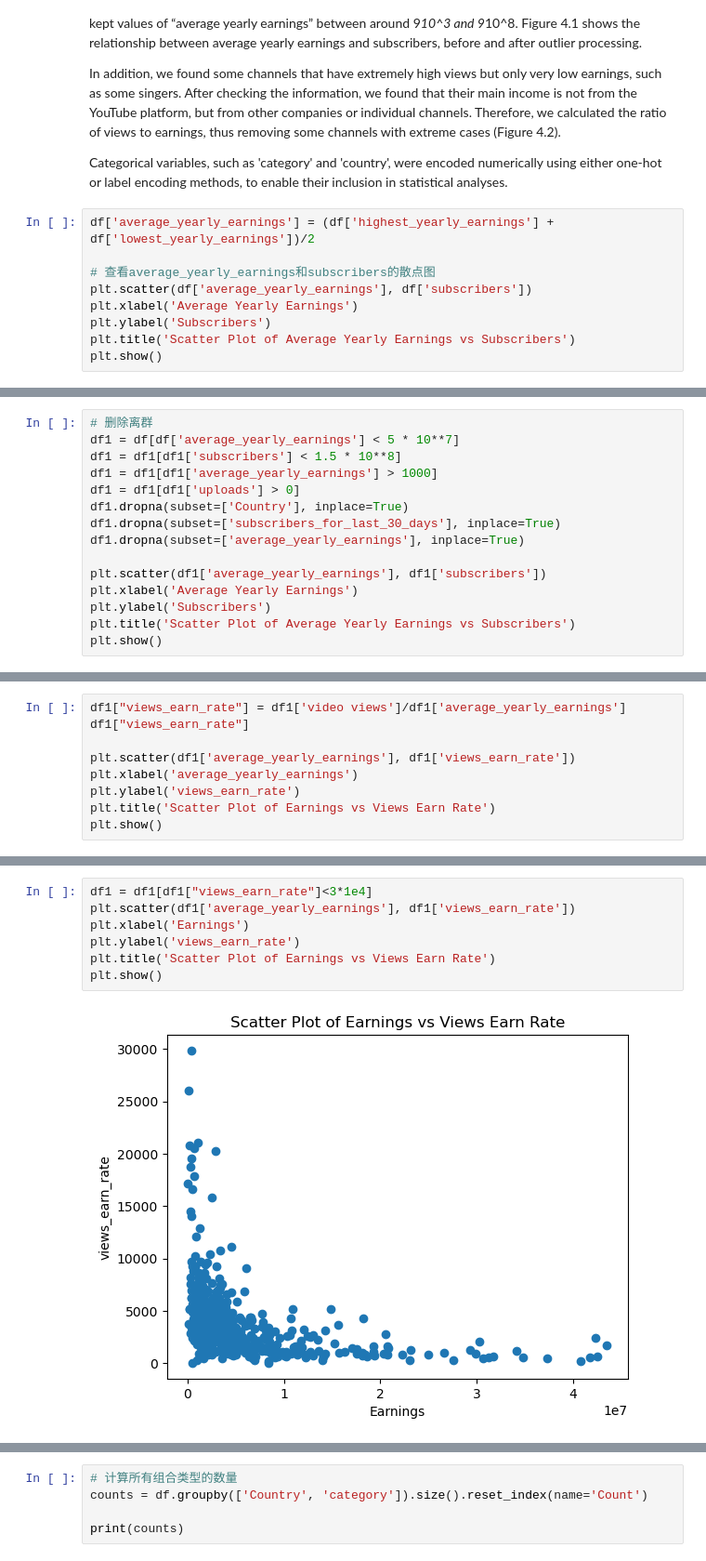
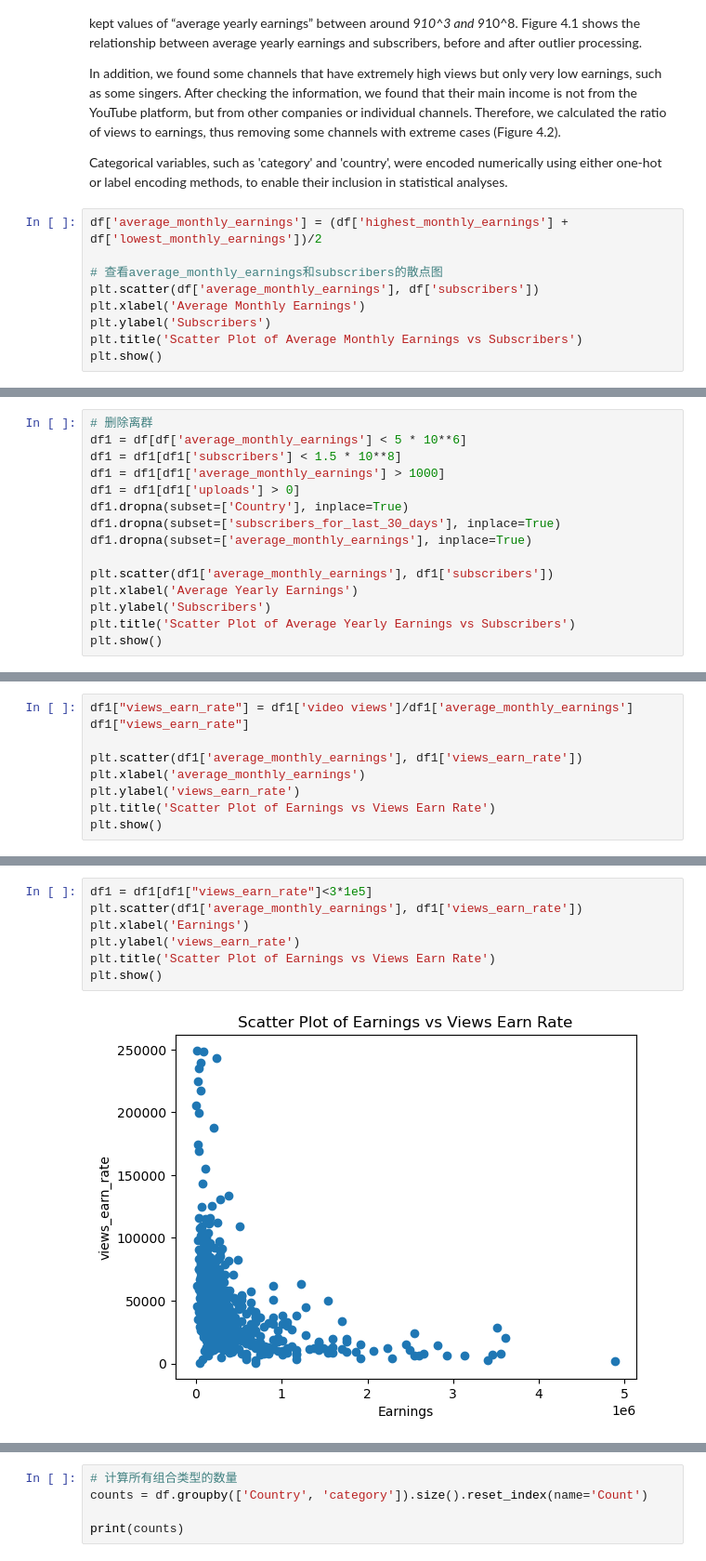
Before and after one commit to duansuyang/23-24B-BDA-Project, a Jupyter notebook: YouTube_preprocess.ipynb, the cells around one changed output, grey strips where cells are left out. Shown at 93% size. Drawn from its saved outputs; the diff is of its cells as text.

```diff
--- a/YouTube_preprocess.ipynb
+++ b/YouTube_preprocess.ipynb
@@ -33,12 +33,12 @@ In addition, we found some channels that have extremely high views but only very
 
 Categorical variables, such as 'category' and 'country', were encoded numerically using either one-hot or label encoding methods, to enable their inclusion in statistical analyses.
 # %%
-df['average_yearly_earnings'] = (df['highest_yearly_earnings'] + df['lowest_yearly_earnings'])/2
+df['average_monthly_earnings'] = (df['highest_monthly_earnings'] + df['lowest_monthly_earnings'])/2
 
-# 查看average_yearly_earnings和subscribers的散点图
-plt.scatter(df['average_yearly_earnings'], df['subscribers'])
-plt.xlabel('Average Yearly Earnings')
+# 查看average_monthly_earnings和subscribers的散点图
+plt.scatter(df['average_monthly_earnings'], df['subscribers'])
+plt.xlabel('Average Monthly Earnings')
 plt.ylabel('Subscribers')
-plt.title('Scatter Plot of Average Yearly Earnings vs Subscribers')
+plt.title('Scatter Plot of Average Monthly Earnings vs Subscribers')
 plt.show()
 # %% [output]
@@ -46,14 +46,14 @@ plt.show()
 # %%
 # 删除离群
-df1 = df[df['average_yearly_earnings'] < 5 * 10**7]
+df1 = df[df['average_monthly_earnings'] < 5 * 10**6]
 df1 = df1[df1['subscribers'] < 1.5 * 10**8]
-df1 = df1[df1['average_yearly_earnings'] > 1000]
+df1 = df1[df1['average_monthly_earnings'] > 1000]
 df1 = df1[df1['uploads'] > 0]
 df1.dropna(subset=['Country'], inplace=True)
 df1.dropna(subset=['subscribers_for_last_30_days'], inplace=True)
-df1.dropna(subset=['average_yearly_earnings'], inplace=True)
+df1.dropna(subset=['average_monthly_earnings'], inplace=True)
 
-plt.scatter(df1['average_yearly_earnings'], df1['subscribers'])
+plt.scatter(df1['average_monthly_earnings'], df1['subscribers'])
 plt.xlabel('Average Yearly Earnings')
 plt.ylabel('Subscribers')
 plt.title('Scatter Plot of Average Yearly Earnings vs Subscribers')
@@ -78,9 +63,9 @@ Name: average_yearly_earnings, Length: 550, dtype: float64
 # %%
-df1["views_earn_rate"] = df1['video views']/df1['average_yearly_earnings']
+df1["views_earn_rate"] = df1['video views']/df1['average_monthly_earnings']
 df1["views_earn_rate"]
 
-plt.scatter(df1['average_yearly_earnings'], df1['views_earn_rate'])
-plt.xlabel('average_yearly_earnings')
+plt.scatter(df1['average_monthly_earnings'], df1['views_earn_rate'])
+plt.xlabel('average_monthly_earnings')
 plt.ylabel('views_earn_rate')
 plt.title('Scatter Plot of Earnings vs Views Earn Rate')
 plt.show()
@@ -107,12 +91,12 @@ df1[df1["views_earn_rate"]>3*1e4]
 # %%
-df1 = df1[df1["views_earn_rate"]<3*1e4]
-plt.scatter(df1['average_yearly_earnings'], df1['views_earn_rate'])
+df1 = df1[df1["views_earn_rate"]<3*1e5]
+plt.scatter(df1['average_monthly_earnings'], df1['views_earn_rate'])
 plt.xlabel('Earnings')
 plt.ylabel('views_earn_rate')
 plt.title('Scatter Plot of Earnings vs Views Earn Rate')
 plt.show()
 # %% [output]
-[figure, old version]
+[figure, new version]
 # %%
 df1.describe()
 # %% [output]
```
Also changed, not shown: parts of 12 cells of this notebook, 5 other files.
